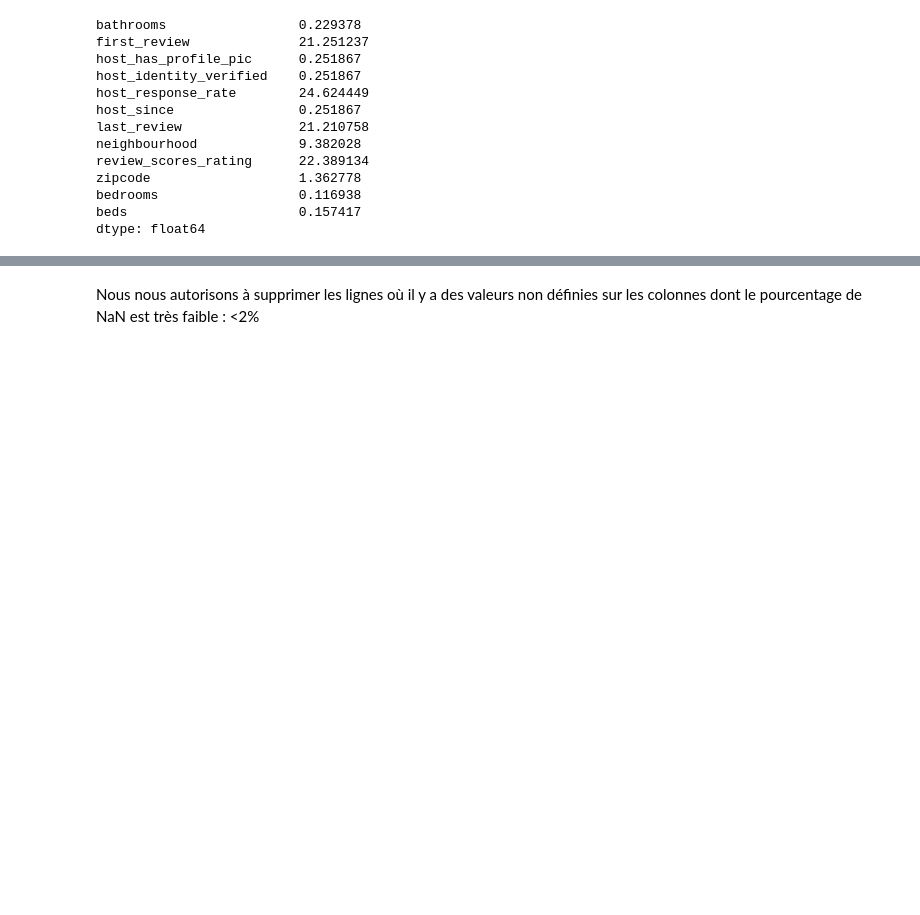
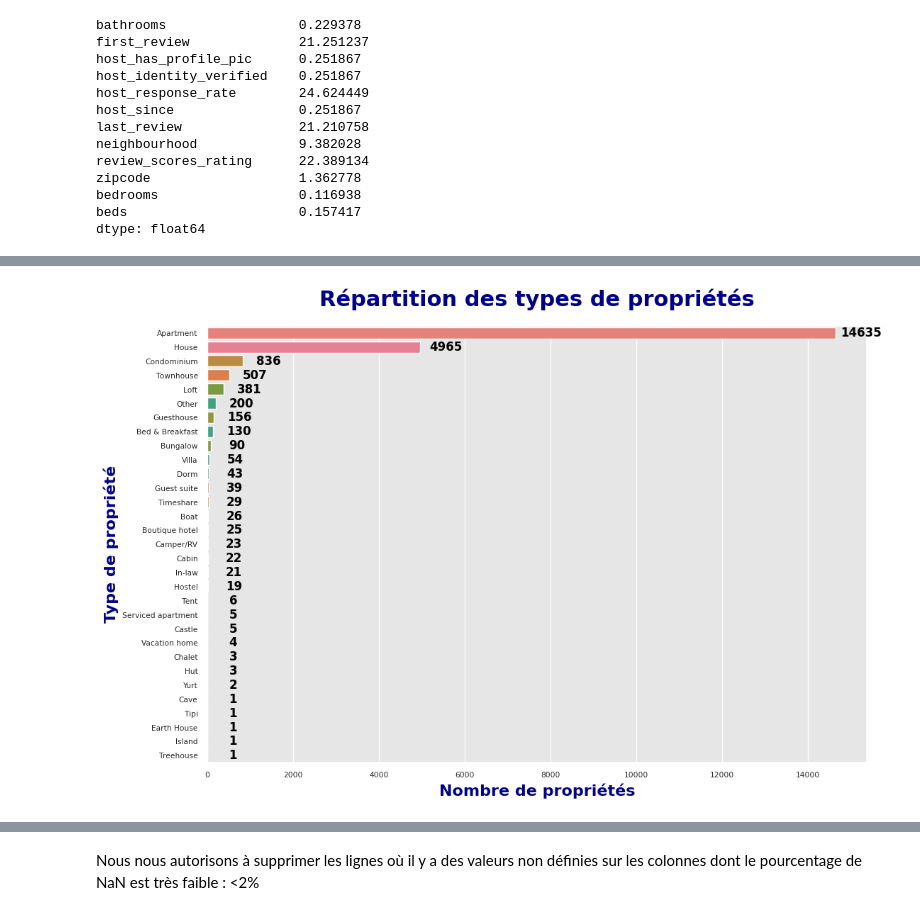
Before and after one commit to patch-me/airbnb-predict, a Jupyter notebook: myProject.ipynb, the cells around one changed output, grey strips where cells are left out. Drawn from its saved outputs; the diff is of its cells as text; code cells hidden in the pictures; blank space fills up the shorter version.

```diff
--- a/myProject.ipynb
+++ b/myProject.ipynb
@@ -138,0 +189,40 @@ dtype: float64
+# %%
+def countplot_generator(data, column_name, title, x_label, y_label, ax=None, y_sticker=None):
+    sns.set_style("darkgrid", {"axes.facecolor": ".9"})
+
+    if ax is None:
+        plt.figure(figsize=(12, 8))
+        ax = plt.gca()
+    else:
+        ax.set_facecolor(".9")
+
+    stickers = y_sticker if y_sticker else data[column_name].value_counts().index
+
+    plot = sns.countplot(y=column_name, data=data, order=stickers, hue=column_name, dodge=False, legend=False, ax=ax)
+
+    ax.set_title(title, fontsize=22, weight='bold', color='darkblue', pad=20)
+    ax.set_xlabel(x_label, fontsize=16, weight='bold', color='darkblue')
+    ax.set_ylabel(y_label, fontsize=16, weight='bold', color='darkblue')
+
+    for p in plot.patches:
+        width = p.get_width()
+        ax.text(width + 600, p.get_y() + p.get_height() / 2, '{:1.0f}'.format(width), ha='center', va='center', fontsize=12, color='black', weight='bold')
+
+
+def piechart_generator(data, column_name, threshold=0.01, title='Répartition des catégories', ax=None):
+    counts = data[column_name].value_counts()
+    percentages = counts / counts.sum()
+
+    large_categories = percentages[percentages >= threshold]
+    small_categories = percentages[percentages < threshold]
+
+    if not small_categories.empty:
+        large_categories['Others'] = small_categories.sum()
+
+    if ax is None:
+        plt.figure(figsize=(10, 8))
+        ax = plt.gca()
+
+    ax.pie(large_categories, labels=large_categories.index, autopct='%1.1f%%', colors=sns.color_palette('viridis', len(large_categories)), startangle=140)
+    ax.set_title(title, fontsize=22, weight='bold', color='darkblue')
+    ax.axis('equal')
@@ -138,0 +240,5 @@ dtype: float64
+# %%
+countplot_generator(data, 'property_type','Répartition des types de propriétés', 'Nombre de propriétés', 'Type de propriété')
+plt.show()
+# %% [output]
+[figure, added]
```
Also changed, not shown: parts of 43 cells of this notebook.
